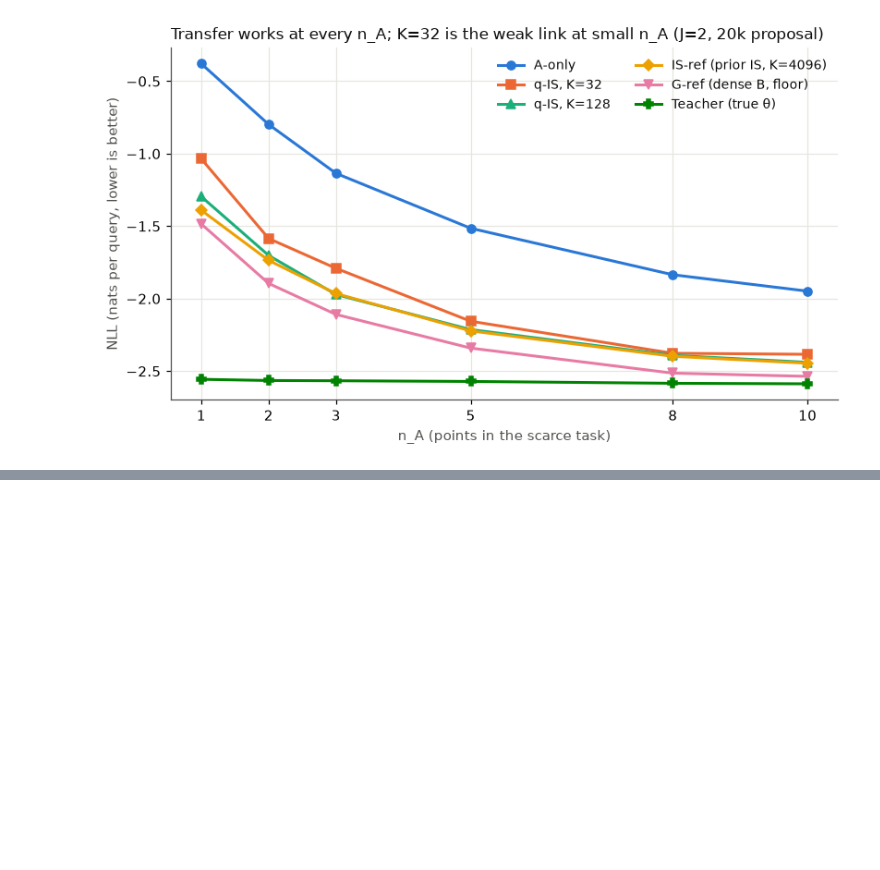
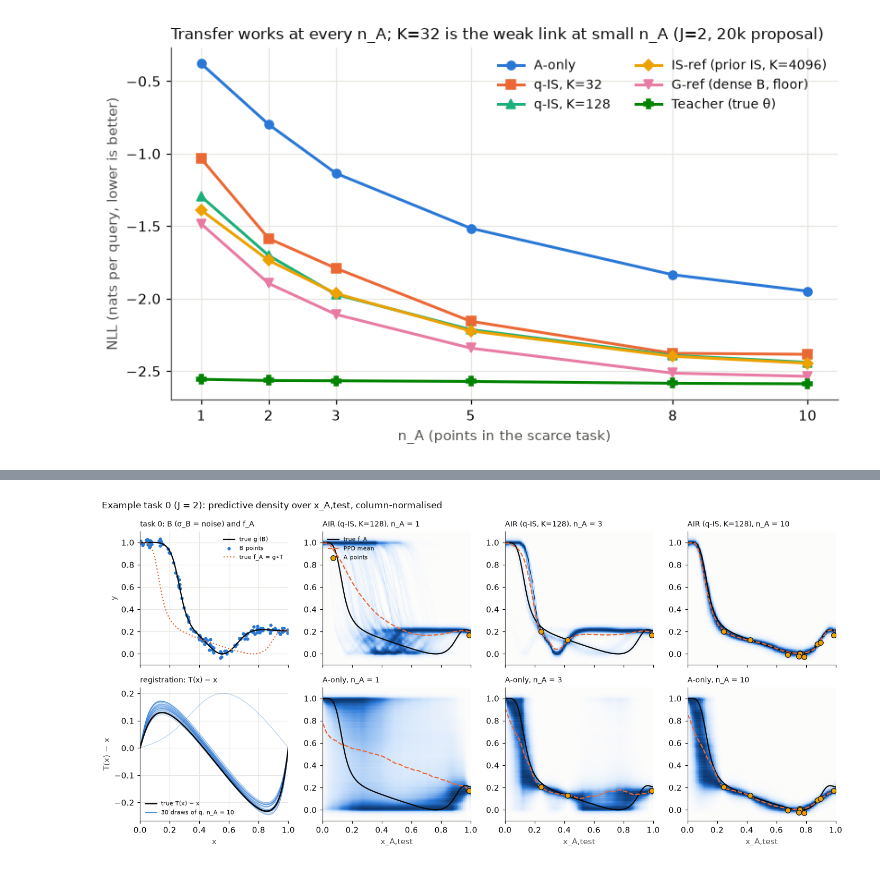
Before and after one commit to timruhkopf/meta-pfn, a Jupyter notebook: notebooks/10_2026-11-02_air.ipynb, the cells around one changed output, grey strips where cells are left out. Saved outputs shown, nothing was run; the diff lists cells and outputs as text; code cells hidden in the pictures; blank space fills up the shorter version.

Commit message:
AIR notebook 10: example tasks with PPD heatmaps, registration view (weighted q draws), training curves (#19)
Co-Authored-By: Claude Opus 5.5 <noreply@anthropic.com>

```diff
--- a/notebooks/10_2026-11-02_air.ipynb
+++ b/notebooks/10_2026-11-02_air.ipynb
@@ -403,0 +349,85 @@ plt.show()
+# %%
+import dataclasses
+
+import torch
+from matplotlib.colors import LinearSegmentedColormap
+
+from meta_pfn.experimental.air.decoder import N_BINS, Y_HI, Y_LO, Decoder
+from meta_pfn.experimental.air.estimator import importance
+from meta_pfn.experimental.air.prior import flow
+from meta_pfn.experimental.air.proposal import Proposal
+from meta_pfn.experimental.air.train import eval_tasks
+
+CK = ROOT / "runs/air"
+DEC_CK = CK / "pilot_20261102-151834/0/tracking/artifacts/model.pt"
+Q_CK = CK / "pilot_20261102-151837/0/tracking/artifacts/model.pt"
+if not (DEC_CK.exists() and Q_CK.exists()):
+    print("Checkpoints not found under runs/air/; rsync them from the run host to draw the example tasks.")
+else:
+    torch.manual_seed(0)
+    dec = Decoder(D=128, layers=6)
+    dec.load_state_dict(torch.load(DEC_CK, map_location="cpu"))
+    q = Proposal(2)
+    q.load_state_dict(torch.load(Q_CK, map_location="cpu"))
+    dec.eval(), q.eval()
+    XS = torch.linspace(0, 1, 200)
+    CEN = (torch.linspace(Y_LO, Y_HI, N_BINS + 1)[:-1] + (Y_HI - Y_LO) / N_BINS / 2).numpy()
+    CMAP = LinearSegmentedColormap.from_list("seq", ["#fcfcfb", "#cde2fb", "#86b6ef", "#2a78d6", "#184f95", "#0d366b"])
+
+    @torch.no_grad()
+    def ppd(t, K=128):
+        tg = dataclasses.replace(t, xq=XS[None], yq=torch.zeros(1, len(XS)), fq=torch.zeros(1, len(XS)))
+        th, lqm = q.sample_mix(t.xb, t.yb, t.xa, t.ya, K)
+        w = importance(dec, tg, th, lqm)["lw"][0].softmax(-1)
+        xb_t = flow(t.xb.expand(K, -1), th[0], t.s_t, inverse=True)
+        rep = lambda z: z.expand(K, -1)  # noqa: E731
+        lg, _ = dec(xb_t, rep(t.yb), rep(t.xa), rep(t.ya), rep(XS[None]))
+        p1 = (w[:, None, None] * lg.softmax(-1)).sum(0)
+        lg0, _ = dec(xb_t[:1], t.yb, t.xa, t.ya, XS[None], use_b=False)
+        return p1.numpy(), lg0.softmax(-1)[0].numpy(), th[0]
+
+    def heat(ax, p, t, title):
+        img = p / p.max(1, keepdims=True)
+        ax.imshow(img.T, origin="lower", aspect="auto", extent=[0, 1, Y_LO, Y_HI], cmap=CMAP, vmin=0, vmax=1, interpolation="nearest")
+        fa = t.g(flow(XS[None], t.theta, t.s_t))[0]
+        ax.plot(XS, fa, color=INK, lw=1.5, label="true f_A")
+        ax.plot(XS, p @ CEN, color=C[1], lw=1.5, ls="--", label="PPD mean")
+        ax.scatter(t.xa[0], t.ya[0], s=40, color=C[3], edgecolor=INK, lw=.8, zorder=3, label="A points")
+        ax.set(xlim=(0, 1), ylim=(-0.1, 1.1))
+        ax.set_title(title, loc="left", fontsize=9)
+        ax.grid(False)
+
+    base = eval_tasks(2, 128, 777, "cpu")
+    for i in (0, 1):
+        ti = base.sub(slice(i, i + 1))
+        fig, axs = plt.subplots(2, 4, figsize=(13, 6.2), sharex=True)
+        u = flow(XS[None], ti.theta, ti.s_t)
+        a = axs[0, 0]
+        a.plot(XS, ti.g(XS[None])[0], color=INK, lw=1.5, label="true g (B)")
+        a.scatter(ti.xb[0], ti.yb[0], s=10, color=C[0], label="B points")
+        a.plot(XS, ti.g(u)[0], color=C[1], lw=1.5, ls=":", label="true f_A = g∘T")
+        a.set(ylim=(-0.1, 1.1), ylabel="y")
+        a.set_title(f"task {i}: B (σ_B = noise) and f_A", loc="left", fontsize=9)
+        a.legend(fontsize=7, loc="best")
+        for col, n in enumerate((1, 3, 10), start=1):
+            t = ti.head(n)
+            p1, p0, th = ppd(t)
+            heat(axs[0, col], p1, t, f"AIR (q-IS, K=128), n_A = {n}")
+            heat(axs[1, col], p0, t, f"A-only, n_A = {n}")
+            if n == 10:
+                b = axs[1, 0]
+                for k in range(30):
+                    b.plot(XS, flow(XS[None], th[k:k + 1], t.s_t)[0] - XS, color=C[0], lw=.8, alpha=.35)
+                b.plot(XS, (u - XS[None])[0], color=INK, lw=1.8, label="true T(x) − x")
+                b.plot([], [], color=C[0], lw=.8, label="30 draws of q, n_A = 10")
+                b.set(ylabel="T(x) − x", xlabel="x")
+                b.set_title("registration: T(x) − x", loc="left", fontsize=9)
+                b.legend(fontsize=7)
+        axs[0, 1].legend(fontsize=7, loc="upper left")
+        for a in axs[1, 1:]:
+            a.set_xlabel("x_A,test")
+        fig.suptitle(f"Example task {i} (J = 2): predictive density over x_A,test, column-normalised", x=.01, ha="left", fontsize=11)
+        fig.tight_layout()
+        plt.show()
+# %% [output]
+[figure, added]
```
Also changed, not shown: parts of 25 cells of this notebook, 2 other files.
